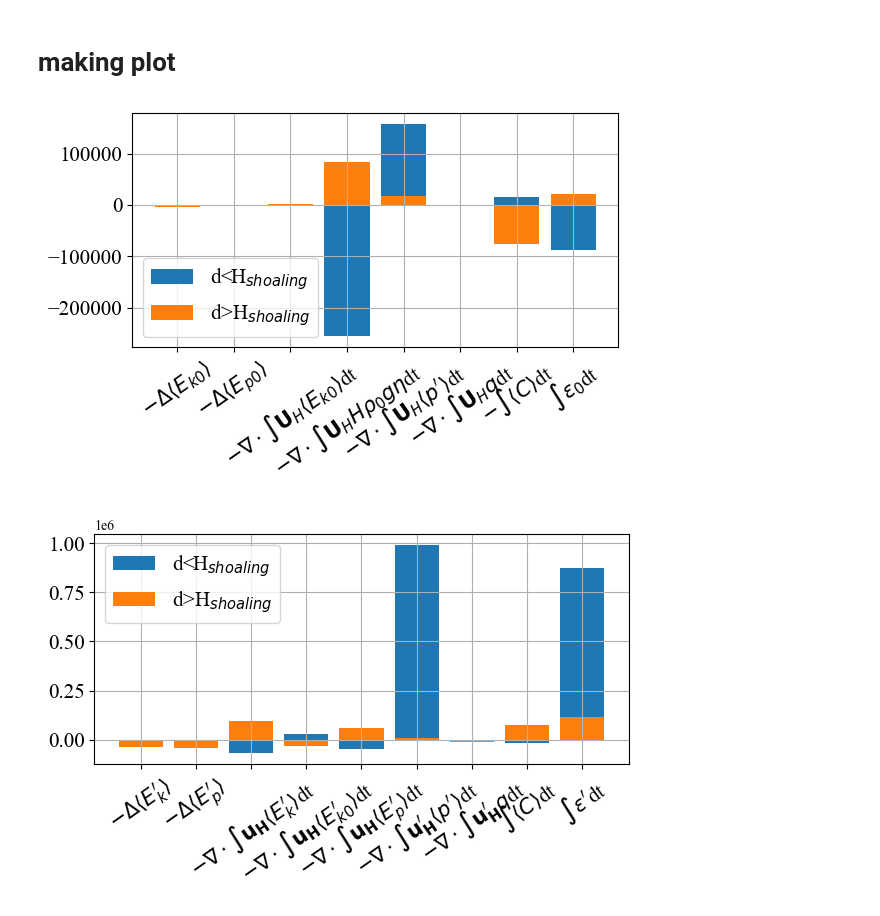
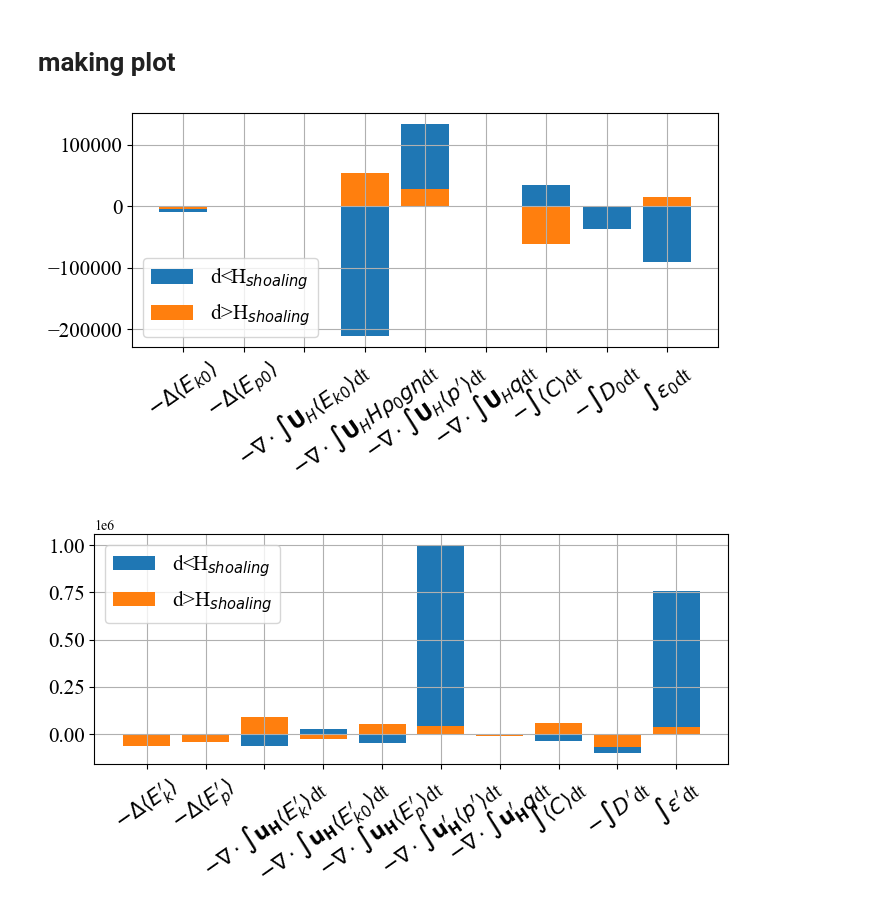
Before and after one commit to ShuwenTan-PO/NLIW_energy, a Jupyter notebook: notebook/1_SUNTANS_dissipation_contributers_summer_f.ipynb, the cells around one changed output. Drawn from its saved outputs; the diff is of its cells as text; code cells hidden in the pictures.

```diff
--- a/notebook/1_SUNTANS_dissipation_contributers_summer_f.ipynb
+++ b/notebook/1_SUNTANS_dissipation_contributers_summer_f.ipynb
@@ -49,7 +49,7 @@ l_sponge = 20e3
 L=1.5*lambdaM2+2*l_sponge
 W=1.5*lambdaM2
 
-x_c = 1.5*lambdaM2/2 #2*l_sponge+1.5*lambdaM2/2
+x_c = 2*l_sponge+1.5*lambdaM2/2
 y_c = W/2
 # %%
 depth_top = 4
@@ -105,8 +107,8 @@ mask_ring_outter = (dis_c>=quadrants_info["r_quad"][0]) & (dis_c<quadrants_info[
 # %% [markdown]
 ## dissipation
 # %%
-dissip0 = -data.dEp0 - data.dEk0 - data_bt.div_F0 - data.C1_int - data.C2_int # - data.D0
-dissip_prime = -data.dEp_prime - data.dEk_prime - data_bc.div_Fprime + data.C1_int + data.C2_int # - data.D_prime
+dissip0 = data.dissip0
+dissip_prime = data.dissip_prime
 # %%
 # barotropic
 var = dissip0.copy()
@@ -304,14 +306,14 @@ D_prime_outter = D_prime_outter.data
 # %% [markdown]
 ## conversion
 # %%
-var = data.C1_int.copy() + data.C2_int.copy()
+var = data.C_int.copy()
 for i in range(len(data.time)):
     var_ = var[i,:,:].data.copy()
     var_[~mask_ring_inner] = 0
     var[i,:,:] = var_
 var = var.integrate('x')
 C_inner = var.integrate('y')*1e-6
-var = data.C1_int.copy() + data.C2_int.copy()
+var = data.C_int.copy()
 for i in range(len(data.time)):
     var_ = var[i,:,:].data.copy()
     var_[~mask_ring_outter] = 0
@@ -331,7 +333,7 @@ var0_name = [r"$-\Delta\langle E_{k0}\rangle$",
              r"$-\nabla\cdot\int\mathbf{U}_H\langle p'\rangle$dt",
              r"$-\nabla\cdot\int\mathbf{U}_Hq$dt",
              r"$-\int\langle C\rangle$dt",
-             # r"$-\int D_0$dt",
+             r"$-\int D_0$dt",
              r"$\int\epsilon_0$dt"
             ]
 var_prime_name = [r"$-\Delta\langle E_k'\rangle$",
@@ -342,29 +344,29 @@ var_prime_name = [r"$-\Delta\langle E_k'\rangle$",
              r"$-\nabla\cdot\int\mathbf{u_H'}\langle p'\rangle$dt",
              r"$-\nabla\cdot\int\mathbf{u_H'}q$dt",
              r"$\int\langle C\rangle$dt",
-             # r"$-\int D'$dt",
+             r"$-\int D'$dt",
              r"$\int\epsilon'$dt"
             ]
 # %%
-fig, ax = plt.subplots(nrows=1, ncols=1, figsize=(6,4))
+fig, ax = plt.subplots(nrows=1, ncols=1, figsize=(7,4))
 
-ax.bar(var0_name, np.hstack([-dEk0_inner[-1], -dEp0_inner[-1], -div_F0_inner[:,-1], -C_inner[-1], dissip0_inner[-1]]), label='d<H$_{shoaling}$')
-ax.bar(var0_name, np.hstack([-dEk0_outter[-1], -dEp0_outter[-1], -div_F0_outter[:,-1], -C_outter[-1], dissip0_outter[-1]]), label='d>H$_{shoaling}$')
+ax.bar(var0_name, np.hstack([-dEk0_inner[-1], -dEp0_inner[-1], -div_F0_inner[:,-1], -C_inner[-1], -D0_inner[-1], dissip0_inner[-1]]), label='d<H$_{shoaling}$')
+ax.bar(var0_name, np.hstack([-dEk0_outter[-1], -dEp0_outter[-1], -div_F0_outter[:,-1], -C_outter[-1], -D0_outter[-1], dissip0_outter[-1]]), label='d>H$_{shoaling}$')
 ax.tick_params(axis='both', which='major', labelsize=15)
 ax.tick_params(axis='x', rotation = 35)
 ax.grid()
 ax.legend(fontsize=15, ncol=1, loc='lower left')
 plt.rcParams["font.family"] = "Times New Roman"
 plt.tight_layout()
 
-# plt.savefig(outfilepath+ f"dissp0_areaintegrate_contributer_summer_f.jpeg", dpi=300)
+plt.savefig(outfilepath+ f"dissp0_areaintegrate_contributer_summer_f.jpeg", dpi=300)
 # %% [output]
-[figure, old version]
+[figure, new version]
 # %%
-fig, ax = plt.subplots(nrows=1, ncols=1, figsize=(6,4))
+fig, ax = plt.subplots(nrows=1, ncols=1, figsize=(7,4))
 
-ax.bar(var_prime_name, np.hstack([-dEk_prime_inner[-1], -dEp_prime_inner[-1], -div_Fprime_inner[:,-1], C_inner[-1], dissip_prime_inner[-1]]), label='d<H$_{shoaling}$')
-ax.bar(var_prime_name, np.hstack([-dEk_prime_outter[-1], -dEp_prime_outter[-1], -div_Fprime_outter[:,-1], C_outter[-1], dissip_prime_outter[-1]]), label='d>H$_{shoaling}$')
+ax.bar(var_prime_name, np.hstack([-dEk_prime_inner[-1], -dEp_prime_inner[-1], -div_Fprime_inner[:,-1], C_inner[-1], -D_prime_inner[-1], dissip_prime_inner[-1]]), label='d<H$_{shoaling}$')
+ax.bar(var_prime_name, np.hstack([-dEk_prime_outter[-1], -dEp_prime_outter[-1], -div_Fprime_outter[:,-1], C_outter[-1], -D_prime_outter[-1], dissip_prime_outter[-1]]), label='d>H$_{shoaling}$')
 ax.tick_params(axis='both', which='major', labelsize=15)
 ax.tick_params(axis='x', rotation = 35)
 ax.grid()
@@ -372,6 +374,6 @@ ax.legend(fontsize=15, ncol=1, loc='upper left')
 plt.rcParams["font.family"] = "Times New Roman"
 plt.tight_layout()
 
-# plt.savefig(outfilepath+ f"dissp_prime_areaintegrate_contributer_summer_f.jpeg", dpi=300)
+plt.savefig(outfilepath+ f"dissp_prime_areaintegrate_contributer_summer_f.jpeg", dpi=300)
 # %% [output]
-[figure, old version]
+[figure, new version]
```
Also changed, not shown: parts of 2 cells of this notebook, 7 other files.
